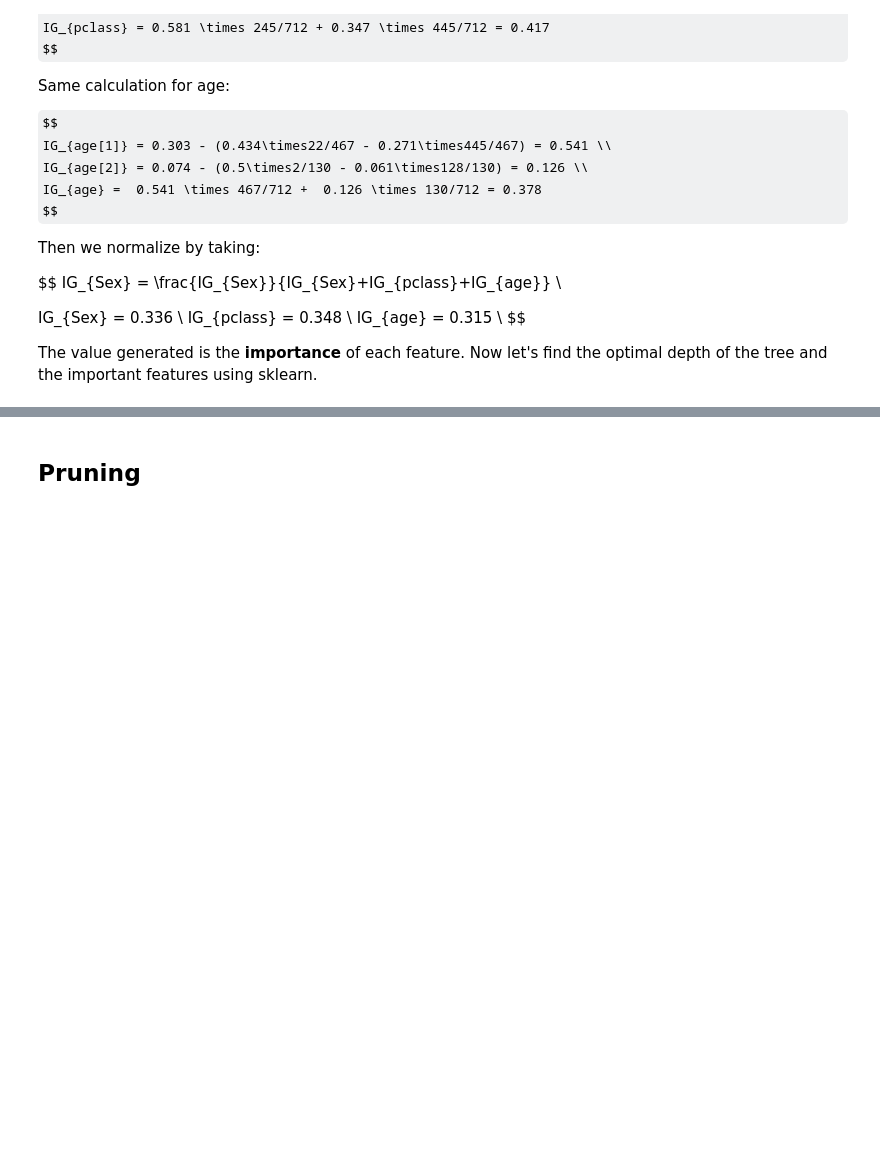
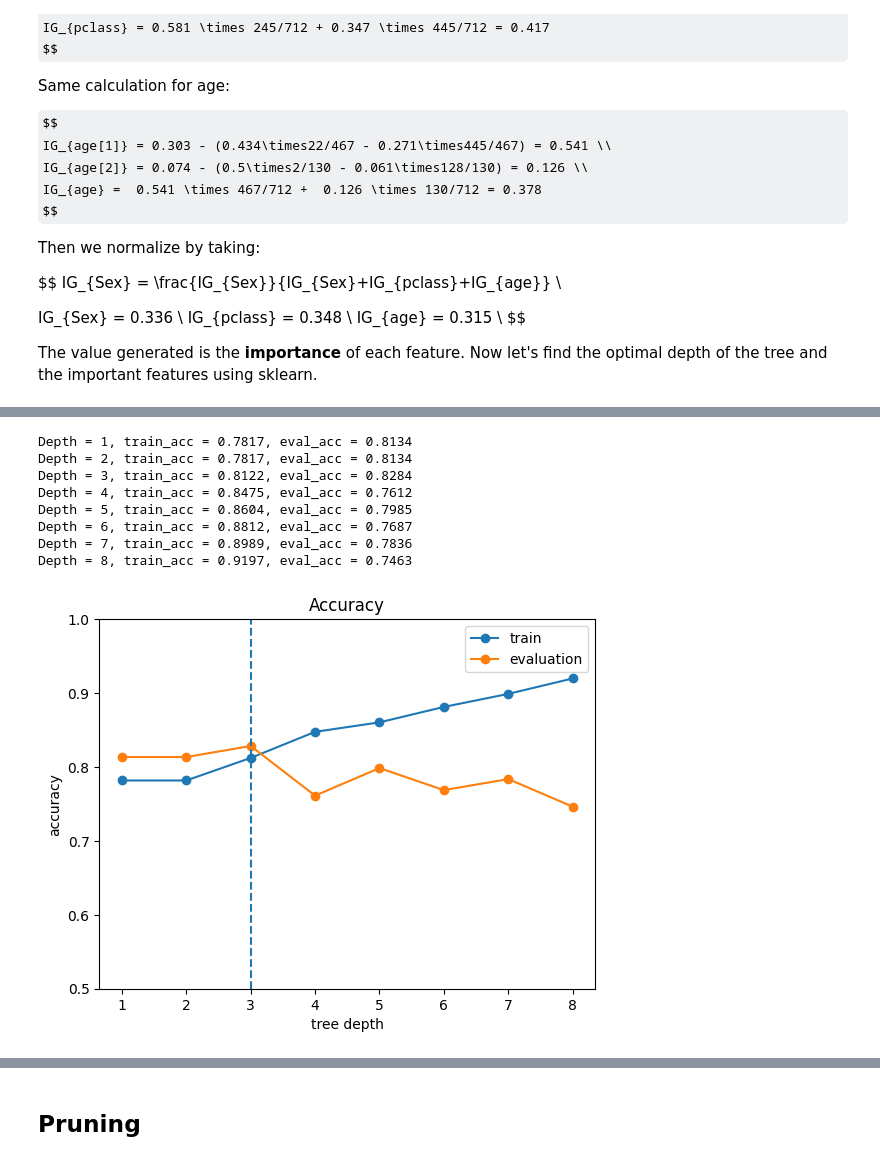
Before and after one commit to KillaEarth/DAC-Curriculum2024, a Jupyter notebook: DAC-006_Machine_Learning/DAC-006-Intro_to_ML_Session_2_Student.ipynb, the cells around one changed output, grey strips where cells are left out. Saved outputs shown, nothing was run; the diff lists cells and outputs as text; code cells hidden in the pictures; some formulas as TeX source; blank space fills up the shorter version.

```diff
--- a/DAC-006_Machine_Learning/DAC-006-Intro_to_ML_Session_2_Student.ipynb
+++ b/DAC-006_Machine_Learning/DAC-006-Intro_to_ML_Session_2_Student.ipynb
@@ -181,45 +188,55 @@ The value generated is the **importance** of each feature. Now let's find the op
 # %%
 # Separate the Titanic data into features and target class.
-# y = df['Survived']
-# x = df.drop('Survived', axis=1)
+y = df['Survived']
+x = df.drop('Survived', axis=1)
 
-# # Split the data into training, validation and test data.
-# x_train, x_test, y_train, y_test = train_test_split(x, y, test_size = 0.3)
+# Split the data into training, validation and test data.
+x_train, x_test, y_train, y_test = train_test_split(x, y, test_size = 0.3)
 
-# x_test, x_eval, y_test, y_eval = train_test_split(x_test, y_test, test_size = 0.5)
+x_test, x_eval, y_test, y_eval = train_test_split(x_test, y_test, test_size = 0.5)
 
-# # Create decision tree models of various depths,
-# # and measure the accuracy of validation data for each model.
-# train_acc = []
-# eval_acc = []
-# max_depth = 8
-# for d in range(1, max_depth+1):
-#     model = DecisionTreeClassifier(max_depth=d)
-#     model.fit(x_train, y_train)
+# Create decision tree models of various depths,
+# and measure the accuracy of validation data for each model.
+train_acc = []
+eval_acc = []
+max_depth = 8
+for d in range(1, max_depth+1):
+    model = DecisionTreeClassifier(max_depth=d)
+    model.fit(x_train, y_train)
 
-#     # Measure the accuracy of this model using the training data.
-#     y_pred = model.predict(x_train)
-#     train_acc.append((y_pred == y_train).mean())
+    # Measure the accuracy of this model using the training data.
+    y_pred = model.predict(x_train)
+    train_acc.append((y_pred == y_train).mean())
 
-#     # Measure the accuracy of this model using the validation data.
-#     y_pred = model.predict(x_eval)
-#     eval_acc.append((y_pred == y_eval).mean())
-#     print('Depth = {}, train_acc = {:.4f}, eval_acc = {:.4f}'\
-#           .format(d, train_acc[-1], eval_acc[-1]))
+    # Measure the accuracy of this model using the validation data.
+    y_pred = model.predict(x_eval)
+    eval_acc.append((y_pred == y_eval).mean())
+    print('Depth = {}, train_acc = {:.4f}, eval_acc = {:.4f}'\
+          .format(d, train_acc[-1], eval_acc[-1]))
 
-# # Find the optimal depth with the highest accuracy of validation data.
-# opt_depth = np.argmax(eval_acc) + 1
+# Find the optimal depth with the highest accuracy of validation data.
+opt_depth = np.argmax(eval_acc) + 1
 
-# # Visualize accuracy changes as depth changes.
-# plt.plot(train_acc, marker='o', label='train')
-# plt.plot(eval_acc, marker='o', label='evaluation')
-# plt.legend()
-# plt.title('Accuracy')
-# plt.xlabel('tree depth')
-# plt.ylabel('accuracy')
-# plt.xticks(np.arange(max_depth), np.arange(1, max_depth+1))
-# plt.axvline(x=opt_depth-1, ls='--')
-# plt.ylim(0.5, 1.0)
-# plt.show()
+# Visualize accuracy changes as depth changes.
+plt.plot(train_acc, marker='o', label='train')
+plt.plot(eval_acc, marker='o', label='evaluation')
+plt.legend()
+plt.title('Accuracy')
+plt.xlabel('tree depth')
+plt.ylabel('accuracy')
+plt.xticks(np.arange(max_depth), np.arange(1, max_depth+1))
+plt.axvline(x=opt_depth-1, ls='--')
+plt.ylim(0.5, 1.0)
+plt.show()
+# %% [output]
+Depth = 1, train_acc = 0.7817, eval_acc = 0.8134
+Depth = 2, train_acc = 0.7817, eval_acc = 0.8134
+Depth = 3, train_acc = 0.8122, eval_acc = 0.8284
+Depth = 4, train_acc = 0.8475, eval_acc = 0.7612
+Depth = 5, train_acc = 0.8604, eval_acc = 0.7985
+Depth = 6, train_acc = 0.8812, eval_acc = 0.7687
+Depth = 7, train_acc = 0.8989, eval_acc = 0.7836
+Depth = 8, train_acc = 0.9197, eval_acc = 0.7463
+[figure, added]
 # %%
 # I set max_step=3 as a constant value for tree visualization.
```
Also changed, not shown: parts of 14 cells of this notebook, 1 other file.
